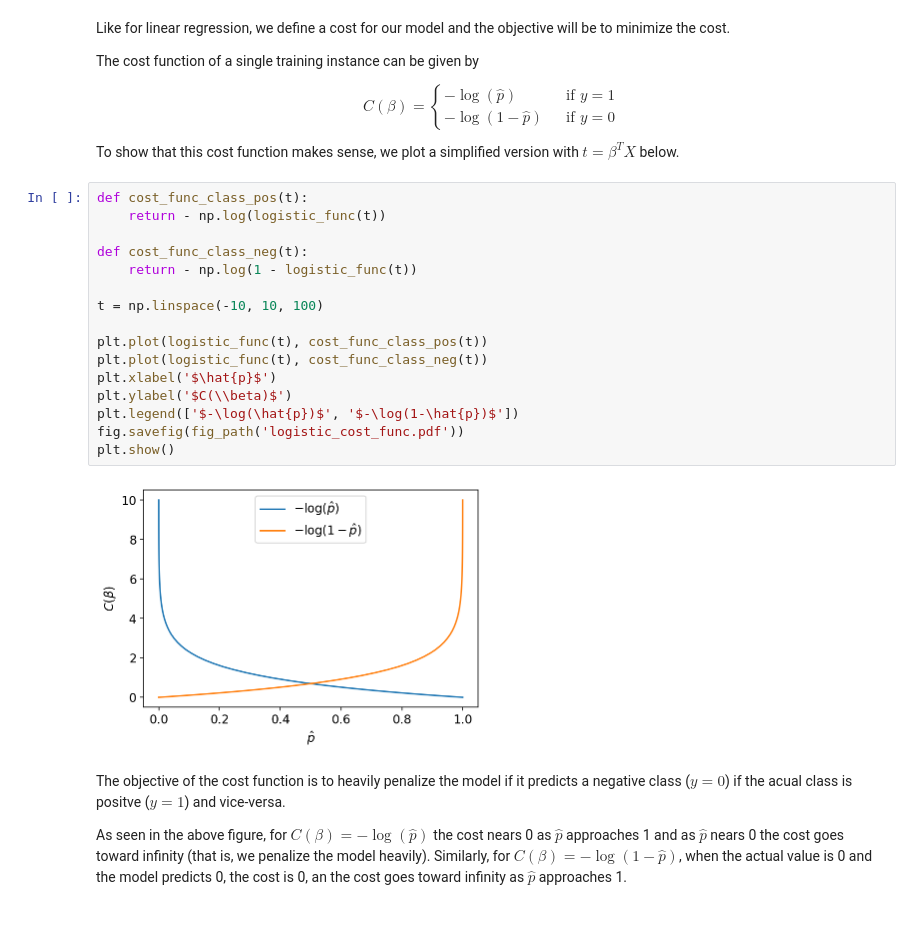
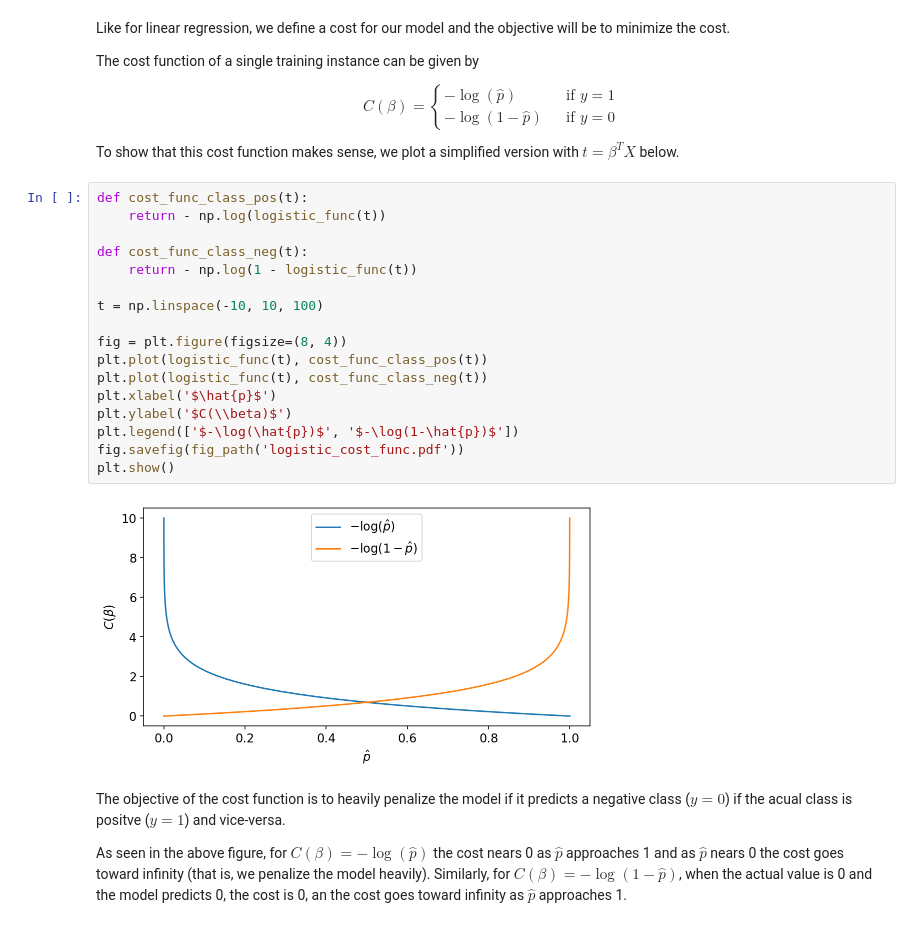
Before and after one commit to Anduron/FYS-STK4155-Project2, a Jupyter notebook: notebooks/logistic_regression.ipynb, the cells around one changed output. Drawn from its saved outputs; the diff is of its cells as text.

```diff
--- a/notebooks/logistic_regression.ipynb
+++ b/notebooks/logistic_regression.ipynb
@@ -90,21 +90,22 @@ To show that this cost function makes sense, we plot a simplified version with $
 # %%
 def cost_func_class_pos(t):
     return - np.log(logistic_func(t))
 
 def cost_func_class_neg(t):
     return - np.log(1 - logistic_func(t))
 
 t = np.linspace(-10, 10, 100)
 
+fig = plt.figure(figsize=(8, 4))
 plt.plot(logistic_func(t), cost_func_class_pos(t))
 plt.plot(logistic_func(t), cost_func_class_neg(t))
 plt.xlabel('$\hat{p}$')
 plt.ylabel('$C(\\beta)$')
 plt.legend(['$-\log(\hat{p})$', '$-\log(1-\hat{p})$'])
 fig.savefig(fig_path('logistic_cost_func.pdf'))
 plt.show()
 # %% [output]
-[figure, old version]
+[figure, new version]
 # %% [markdown]
 The objective of the cost function is to heavily penalize the model if it predicts a negative class ($y=0$) if the acual class is positve ($y=1$) and vice-versa.
 
```
Also changed, not shown: parts of 1 cell of this notebook, 2 other files.
